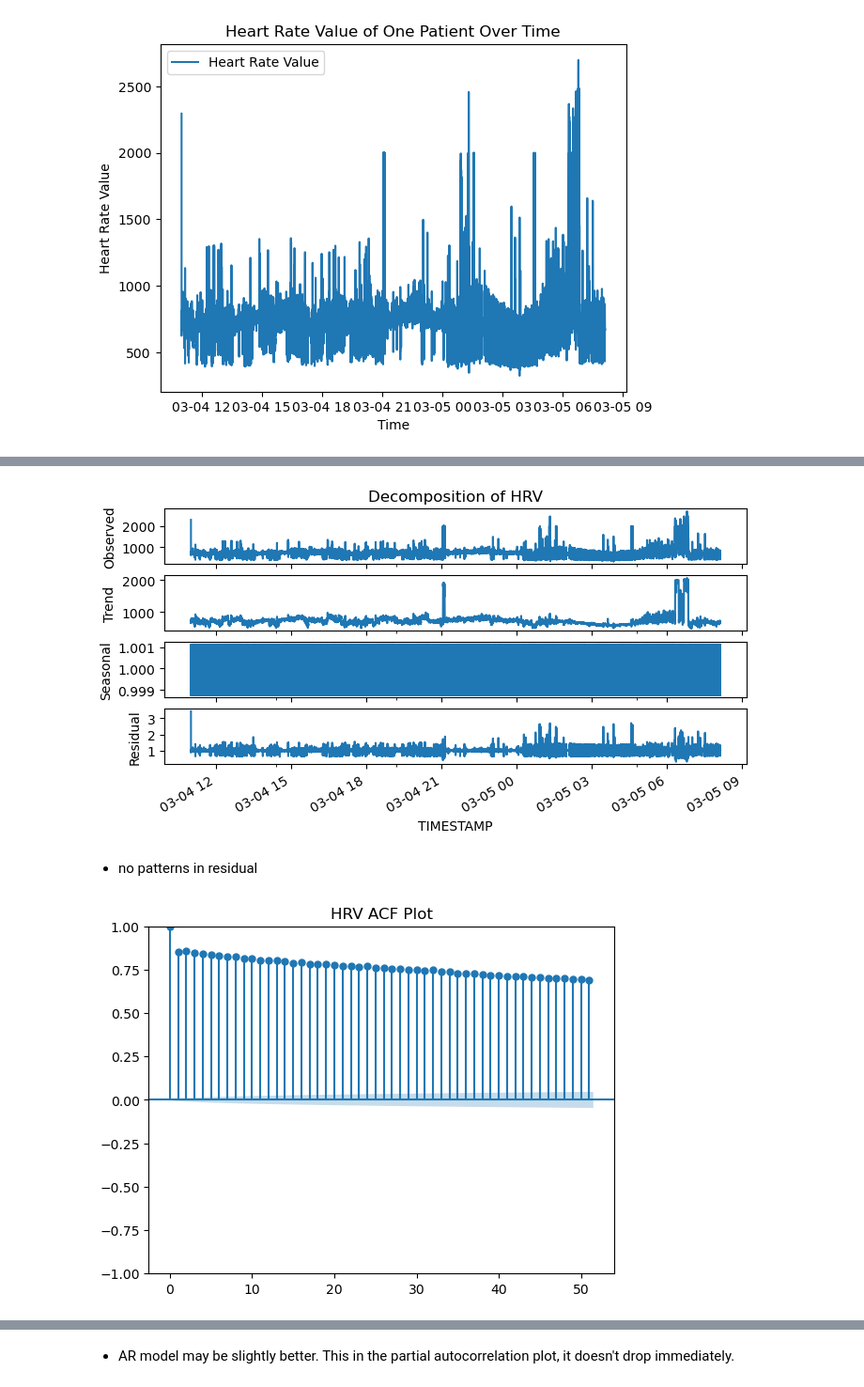
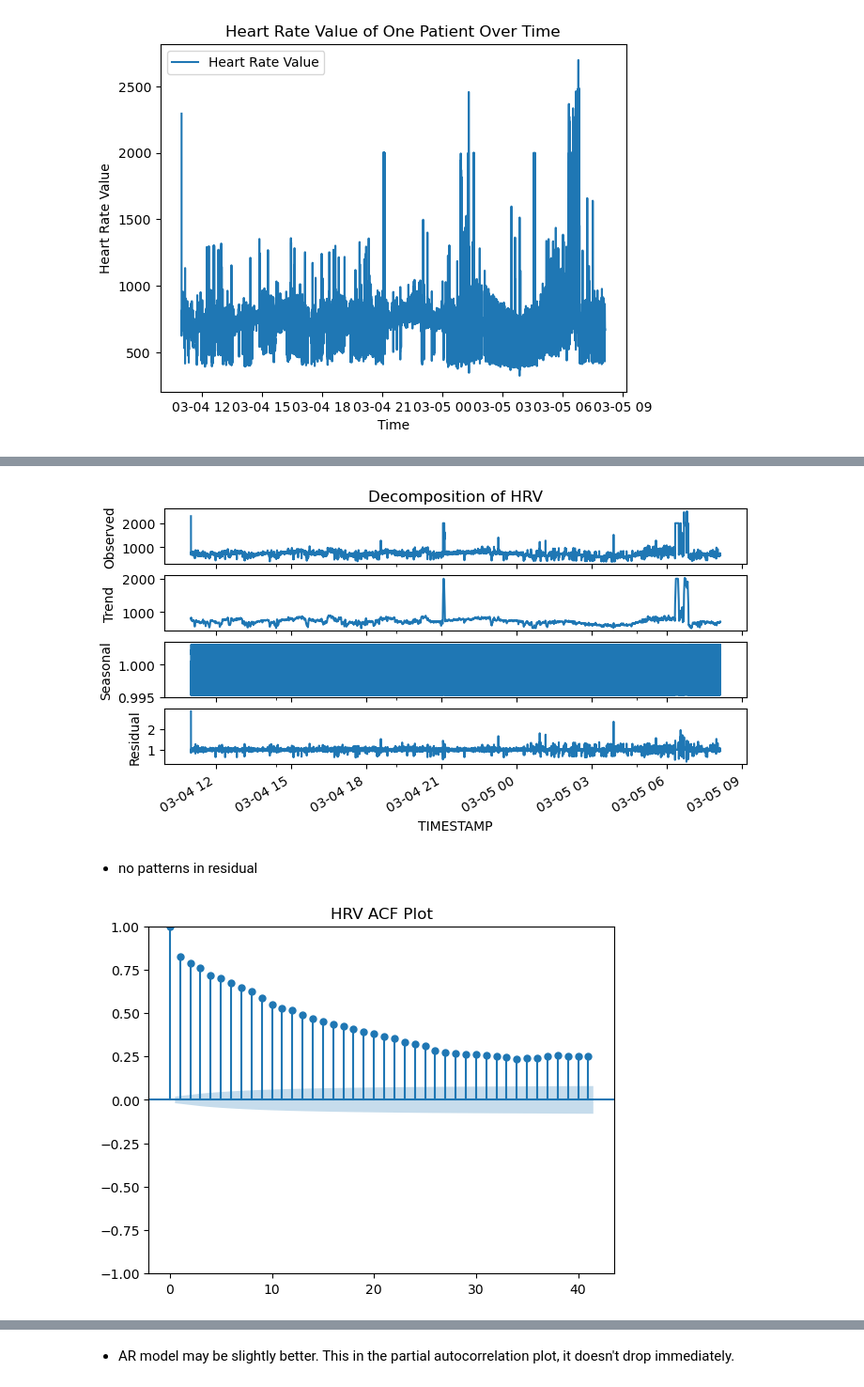
Before and after one commit to wangmichelle1/DS-4420-Final-Project, a Jupyter notebook: Time Series.ipynb, the cells around one changed output, grey strips where cells are left out. Shown: that part at 94% size. Drawn from its saved outputs; the diff is of its cells as text; code cells hidden in the pictures.

```diff
--- a/Time Series.ipynb
+++ b/Time Series.ipynb
@@ -62,3 +65,7 @@ plt.title('Heart Rate Value of One Patient Over Time')
 plt.show();
 # %% [output]
 [figure]
+# %%
+# getting every 10 samples - downsampling because there are too many samples
+df_downsampled = df_patient_hr.iloc[::10]
+df_downsampled
@@ -67,7 +89,7 @@ plt.show();
 
 # setting the period makes the assumption that the seasonal trend should happen every "period" units (e.g. 10 years, or 5 days)
 # can change model='multiplicative' to see if there's a change in seasonal trend
-decomp1 = seasonal_decompose(df_patient_hr['HRV'], period=10, model='multiplicative', extrapolate_trend='freq')
+decomp1 = seasonal_decompose(df_downsampled['HRV'], period=10, model='multiplicative', extrapolate_trend='freq')
 # decomp2 = seasonal_decompose(data['Close'], period=5, model='additive', extrapolate_trend='freq')
 
 fig, ax = plt.subplots(ncols=1, nrows=4, sharex=True, figsize=(8,4))
@@ -86,20 +108,20 @@ ax[3].set_ylabel('Residual')
 
 plt.show();
 # %% [output]
-[figure, old version]
+[figure, new version]
 # %% [markdown]
 - no patterns in residual
 # %%
 # Autocorrelation Function
 # This is used to determine the appropriate lag
 
 # use the original data
-series = df_patient_hr['HRV']
+series = df_downsampled['HRV']
 plot_acf(series, title = 'HRV ACF Plot')
 plt.show();
 # Looks like even up to a lag of 10 could provide significant information about the ensuing years
 # %% [output]
-[figure, old version]
+[figure, new version]
 # %%
 # plot partial autocorrelation function (PACF)
 # PACF drops faster, therefore AR model should be better?
```
Also changed, not shown: parts of 36 cells of this notebook, 1 other file.
